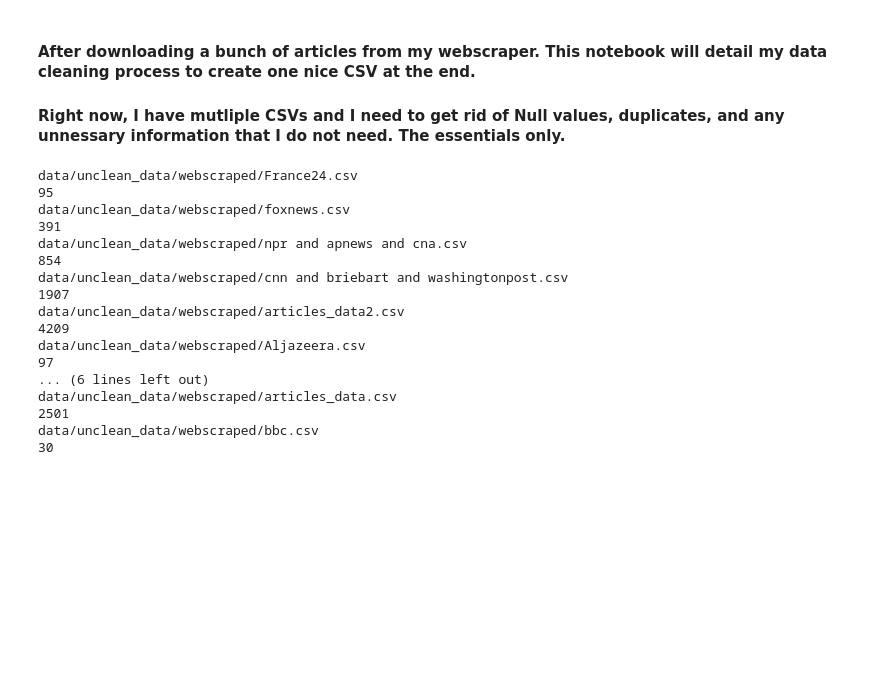
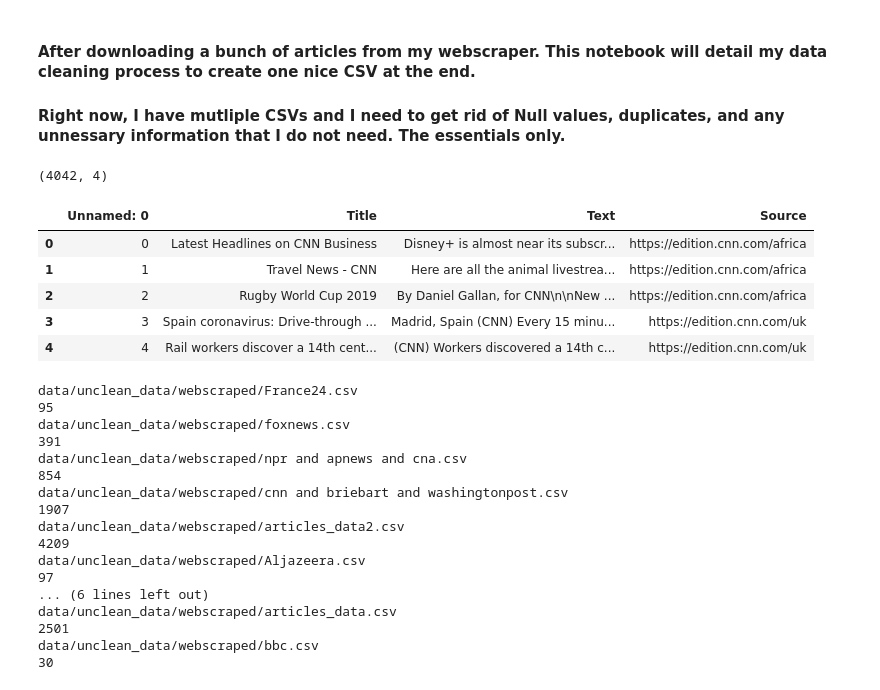
Before and after one commit to andrewhnberry/nlp_lda_media_bias_capstone, a Jupyter notebook: Code/OLD - Notebooks/2 - Data Cleaning the CSVs.ipynb, the cells around one changed output. Saved outputs shown, nothing was run; the diff lists cells and outputs as text; code cells hidden in the pictures; blank space fills up the shorter version.

```diff
--- a/Code/OLD - Notebooks/2 - Data Cleaning the CSVs.ipynb
+++ b/Code/OLD - Notebooks/2 - Data Cleaning the CSVs.ipynb
@@ -9,6 +9,21 @@ import pandas as pd
 
 # The glob module finds all the pathnames matching a specified pattern
 import glob
+# %%
+df = pd.read_csv('data/scraped_articles_v2.csv')
+# %%
+df.shape
+# %% [output]
+(4042, 4)
+# %%
+df.head()
+# %% [output]
+|  | Unnamed: 0 | Title | Text | Source |
+| 0 | 0 | Latest Headlines on CNN Business | Disney+ is almost near its subscr... | https://edition.cnn.com/africa |
+| 1 | 1 | Travel News - CNN | Here are all the animal livestrea... | https://edition.cnn.com/africa |
+| 2 | 2 | Rugby World Cup 2019 | By Daniel Gallan, for CNN\n\nNew ... | https://edition.cnn.com/africa |
+| 3 | 3 | Spain coronavirus: Drive-through ... | Madrid, Spain (CNN) Every 15 minu... | https://edition.cnn.com/uk |
+| 4 | 4 | Rail workers discover a 14th cent... | (CNN) Workers discovered a 14th c... | https://edition.cnn.com/uk |
 # %%
 # will create a simple function to prepare my csv files to LDA Topic Modeling later on.
 
```
Also changed, not shown: 14 other files.
